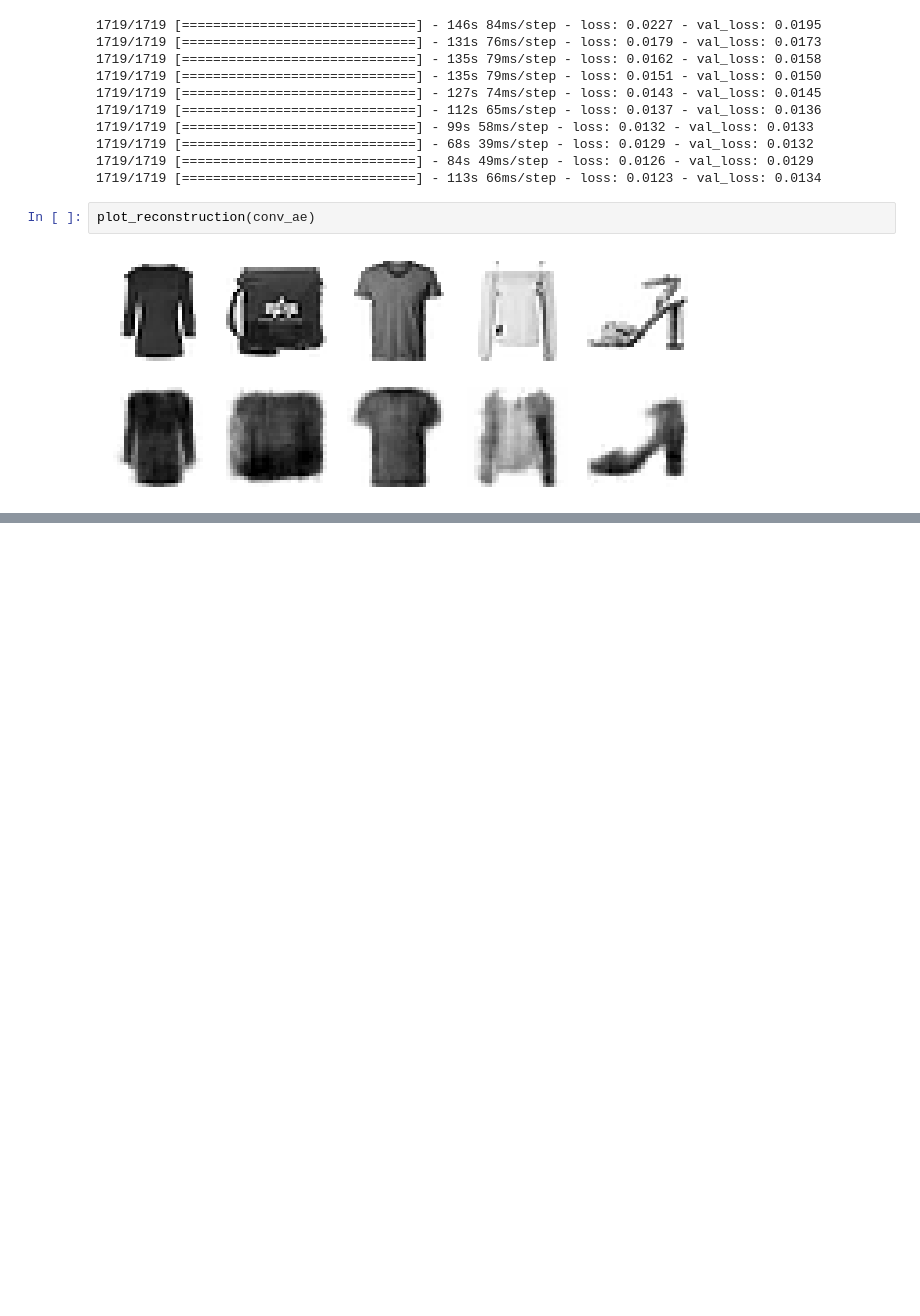
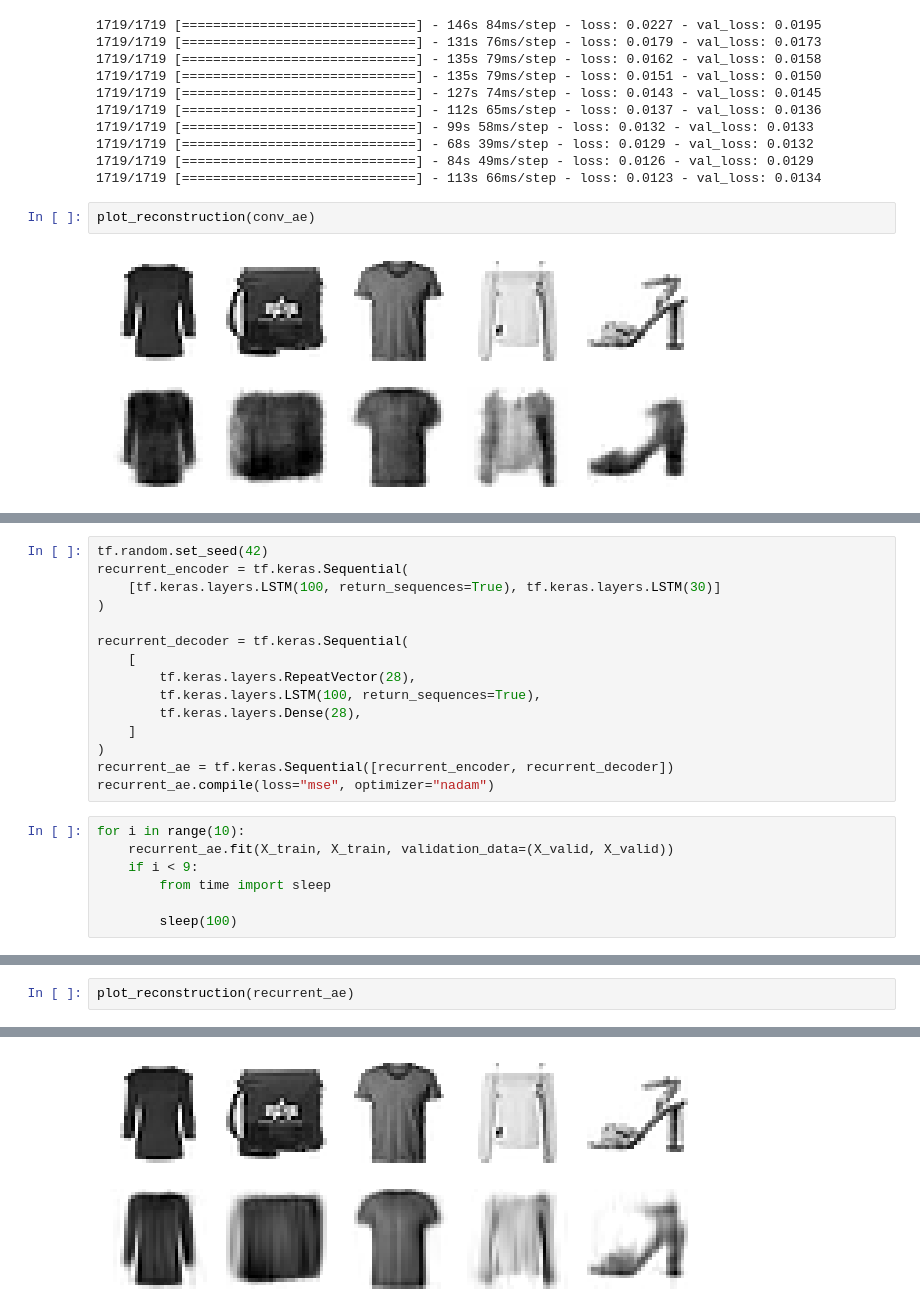
Before and after one commit to tandao0909/hands-on-with-DS, a Jupyter notebook: Chapter 17/generate.ipynb, the cells around one changed output, grey strips where cells are left out. Cells and saved outputs as stored; diff of their text form; blank space fills up the shorter version.

Commit message:
Complete Extra Material - Recurrent Autoencoders chapter 17

```diff
--- a/Chapter 17/generate.ipynb
+++ b/Chapter 17/generate.ipynb
@@ -347,0 +352,22 @@ plot_reconstruction(conv_ae)
+# %%
+tf.random.set_seed(42)
+recurrent_encoder = tf.keras.Sequential(
+    [tf.keras.layers.LSTM(100, return_sequences=True), tf.keras.layers.LSTM(30)]
+)
+
+recurrent_decoder = tf.keras.Sequential(
+    [
+        tf.keras.layers.RepeatVector(28),
+        tf.keras.layers.LSTM(100, return_sequences=True),
+        tf.keras.layers.Dense(28),
+    ]
+)
+recurrent_ae = tf.keras.Sequential([recurrent_encoder, recurrent_decoder])
+recurrent_ae.compile(loss="mse", optimizer="nadam")
+# %%
+for i in range(10):
+    recurrent_ae.fit(X_train, X_train, validation_data=(X_valid, X_valid))
+    if i < 9:
+        from time import sleep
+
+        sleep(100)
@@ -347,0 +420,3 @@ plot_reconstruction(conv_ae)
+# %%
+plot_reconstruction(recurrent_ae)
+# %% [output]
@@ -347,0 +441 @@ plot_reconstruction(conv_ae)
+[figure, added]
```
Also changed, not shown: parts of 4 cells of this notebook.
